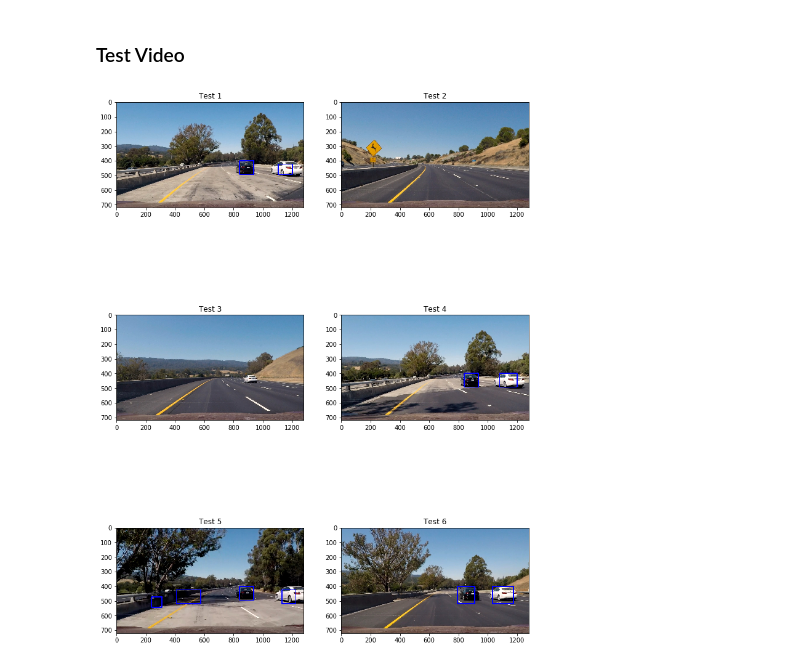
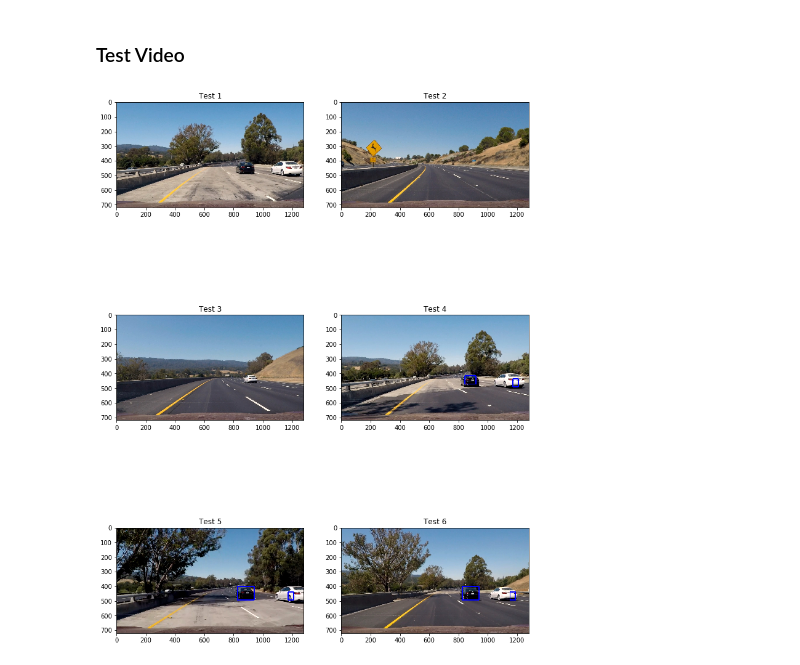
Before and after one commit to sseshadr/CarND-Vehicle-Detection, a Jupyter notebook: vehDetTrack.ipynb, the cells around one changed output. Saved outputs shown, nothing was run; the diff lists cells and outputs as text; code cells hidden in the pictures.

```diff
--- a/vehDetTrack.ipynb
+++ b/vehDetTrack.ipynb
@@ -274,9 +275,9 @@ visualize(fig,2,2,images,titles)
 # %% [markdown]
 #### Extract Features for Training
 # %%
-color_space = 'HSV' #'RGB ' # Can be RGB, HSV, LUV, HLS, YUV, YCrCb
+color_space = 'YUV' #'RGB ' # Can be RGB, HSV, LUV, HLS, YUV, YCrCb
 orient = 9 #6  # HOG orientations
-pix_per_cell = 8 # HOG pixels per cell
+pix_per_cell = 16 # 8 # HOG pixels per cell
 cell_per_block = 2 # HOG cells per block
 hog_channel = 'ALL' #0 # Can be 0, 1, 2, or "ALL"
 spatial_size = (32, 32) # Spatial binning dimensions
@@ -340,7 +341,7 @@ Feature vector length: 8460
 ### Train Classifier
 # %%
 # Use a linear SVC
-svc = LinearSVC()
+svc = LinearSVC(C=0.01)
 # Check the training time for the SVC
 t=time.time()
 svc.fit(X_train, y_train)
@@ -510,9 +511,11 @@ def draw_labeled_bboxes(img, labels):
         nonzerox = np.array(nonzero[1])
         # Define a bounding box based on min/max x and y
         bbox = ((np.min(nonzerox), np.min(nonzeroy)), (np.max(nonzerox), np.max(nonzeroy)))
-#         print(bbox)
-        # Draw the box on the image
-        cv2.rectangle(draw_img, bbox[0], bbox[1], (0,0,255), 6)
+        area = (np.max(nonzerox) - np.min(nonzerox)) * (np.max(nonzeroy) - np.min(nonzeroy))
+        if area > 2000:
+            # Draw the box on the image
+#             print(area)
+            cv2.rectangle(draw_img, bbox[0], bbox[1], (0,0,255), 6)
     # Return the image
     return draw_img
 
@@ -549,8 +552,8 @@ visualize(fig,3,1,imgs,titles)
 def convert_color(img, conv='RGB2YCrCb'):
     if conv == 'RGB2YCrCb':
         return cv2.cvtColor(img, cv2.COLOR_RGB2YCrCb)
-    if conv == 'BGR2YCrCb':
-        return cv2.cvtColor(img, cv2.COLOR_BGR2YCrCb)
+    if conv == 'RGB2YUV':
+        return cv2.cvtColor(img, cv2.COLOR_RGB2YUV)
     if conv == 'RGB2LUV':
         return cv2.cvtColor(img, cv2.COLOR_RGB2LUV)
     if conv == 'RGB2HSV':
@@ -563,7 +566,7 @@ def find_cars(img, ystart, ystop, scale, svc, X_scaler, orient, pix_per_cell, ce
     img = img.astype(np.float32)/255
 
     img_tosearch = img[ystart:ystop,:,:]
-    ctrans_tosearch = convert_color(img_tosearch, conv='RGB2HSV')
+    ctrans_tosearch = convert_color(img_tosearch, conv='RGB2YUV')
     if scale != 1:
         imshape = ctrans_tosearch.shape
         ctrans_tosearch = cv2.resize(ctrans_tosearch, (np.int(imshape[1]/scale), np.int(imshape[0]/scale)))
@@ -580,7 +583,7 @@ def find_cars(img, ystart, ystop, scale, svc, X_scaler, orient, pix_per_cell, ce
     # 64 was the orginal sampling rate, with 8 cells and 8 pix per cell
     window = 64
     nblocks_per_window = (window // pix_per_cell) - cell_per_block + 1
-    cells_per_step = 2  # Instead of overlap, define how many cells to step
+    cells_per_step = 1  # Instead of overlap, define how many cells to step
     nxsteps = (nxblocks - nblocks_per_window) // cells_per_step
     nysteps = (nyblocks - nblocks_per_window) // cells_per_step
 
@@ -641,7 +644,7 @@ heat = add_heat(heat,bboxlist)
 # print(np.max(heat))
 
 # Apply threshold to help remove false positives
-heat = apply_threshold(heat,4)
+heat = apply_threshold(heat,7)
 
 # Visualize the heatmap when displaying
 heatmap = np.clip(heat, 0, 255)
@@ -676,6 +679,15 @@ def process_img(image):
 
     # Add heat to each box in box list
     heat = add_heat(heat,bboxlist)
+
+    # Uncomment the following piece of code for video frames to threshold over last 5 frames
+    # Add heat map to the queue
+    process_img.heat5.append(heat)
+    accumulated_heat = 0
+    for idx in range(0,len(process_img.heat5)):
+#         print(idx+1,' heatmap(s) accumulated')
+        accumulated_heat = accumulated_heat + process_img.heat5[idx]
+    heat = accumulated_heat
 
     # Apply threshold to help remove false positives
     heat = apply_threshold(heat,process_img.threshold)
@@ -691,36 +703,38 @@ def process_img(image):
 
 
 process_img.orient = orient  # HOG orientations
 process_img.pix_per_cell = pix_per_cell # HOG pixels per cell
 process_img.cell_per_block = cell_per_block # HOG cells per block
 process_img.spatial_size = spatial_size # Spatial binning dimensions
 process_img.hist_bins = hist_bins    # Number of histogram bins
 process_img.y_start_stop = (400, 656)
 process_img.classifier = svc #Trained classifier model
 process_img.scaler = X_scaler #Specified scaler
-process_img.threshold = 3
-process_img.scale = 1.5
+process_img.threshold = 10
+process_img.scale = 1.2
+process_img.heat5 = deque(maxlen = 5)
 
 # process_img.spatial_feat = spatial_feat # Spatial features on or off
 # process_img.hist_feat = hist_feat # Histogram features on or off
 # process_img.hog_feat = hog_feat # HOG features on or off
 # process_img.color_space = color_space # Can be RGB, HSV, LUV, HLS, YUV, YCrCb
 # process_img.hog_channel = hog_channel # Can be 0, 1, 2, or "ALL"
 
 # Test pipeline
 imglist = glob.glob('test_images/*.jpg')
 
 imgout = []
 for imgfile in imglist:
     image = mpimg.imread(imgfile)
+#     process_img.heat5 = deque(maxlen = 5)
     result = process_img(image)
     imgout.append(result)
 
 titles = ['Test 1','Test 2','Test 3','Test 4','Test 5','Test 6']
 fig = plt.figure(figsize=(12,18))
 visualize(fig,3,2,imgout,titles)
 # %% [output]
-[figure, old version]
+[figure, new version]
 # %%
 project_output = 'test_videos_output/project_output.mp4'
 ## To speed up the testing process you may want to try your pipeline on a shorter subclip of the video
```
Also changed, not shown: parts of 11 cells of this notebook.
